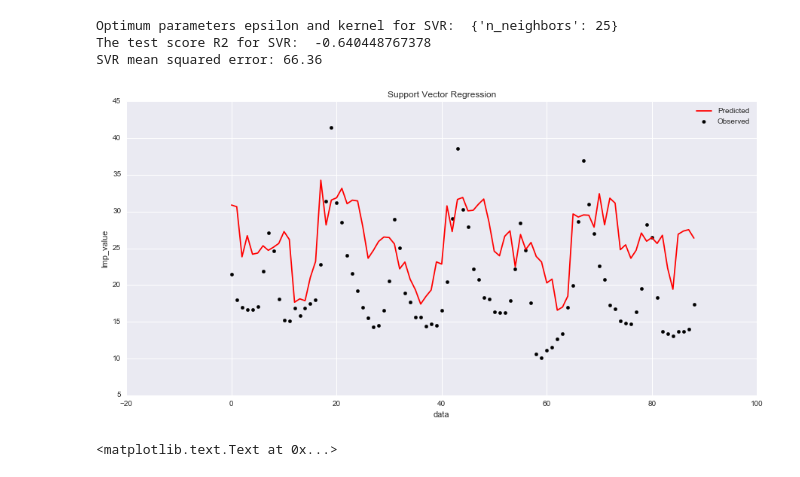
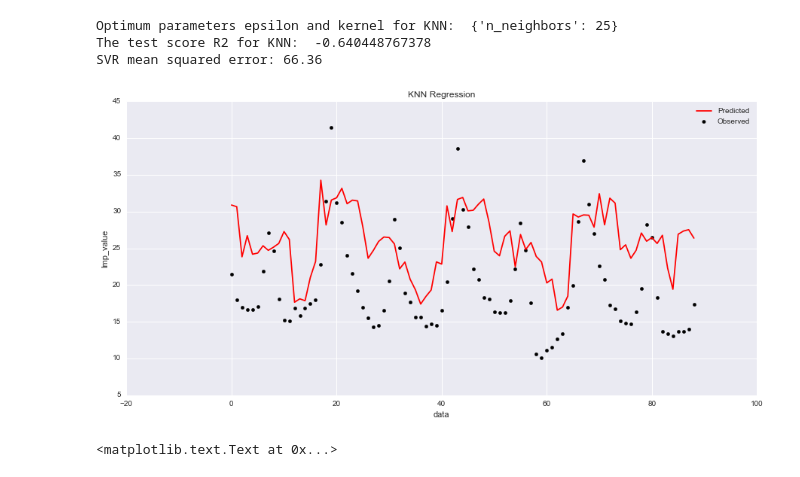
Before and after one commit to UWSEDS-aut17/SunDial, a Jupyter notebook: SunDial/price_model/KNN_Model.ipynb, the cells around one changed output. Saved outputs shown, nothing was run; the diff lists cells and outputs as text; code cells hidden in the pictures.

Commit message:
fixed chart titles

```diff
--- a/SunDial/price_model/KNN_Model.ipynb
+++ b/SunDial/price_model/KNN_Model.ipynb
@@ -35,27 +35,27 @@ tuned_parameters = [{
 knn_price = GridSearchCV(KNeighborsRegressor(algorithm='auto'), param_grid=tuned_parameters, verbose=0)
 y_pred = knn_price.fit(x_train, y_train).predict(x_test)
 
-print 'Optimum parameters epsilon and kernel for SVR: ', knn_price.best_params_
+print 'Optimum parameters epsilon and kernel for KNN: ', knn_price.best_params_
 
-print "The test score R2 for SVR: ", knn_price.score(x_test, y_test)
+print "The test score R2 for KNN: ", knn_price.score(x_test, y_test)
 
 print("SVR mean squared error: %.2f"
       % np.mean((y_test - knn_price.predict(x_test)) ** 2))
 # %% [output]
-Optimum parameters epsilon and kernel for SVR:  {'n_neighbors': 25}
-The test score R2 for SVR:  -0.640448767378
+Optimum parameters epsilon and kernel for KNN:  {'n_neighbors': 25}
+The test score R2 for KNN:  -0.640448767378
 SVR mean squared error: 66.36
 # %%
 fig = plt.figure(figsize=(15,7))
 plt.scatter(x_test.index, y_test, c='k', label='Observed')
 plt.plot(x_test.index, y_pred, c='r', label='Predicted')
 plt.xlabel('data')
 plt.ylabel('lmp_value')
-plt.title('Support Vector Regression')
+plt.title('KNN Regression')
 plt.legend()
 plt.show()
 # %% [output]
-[figure, old version]
+[figure, new version]
 # %%
 fig = plt.figure(figsize=(6,6))
 plt.scatter(y_test, y_test, c='k')
```
